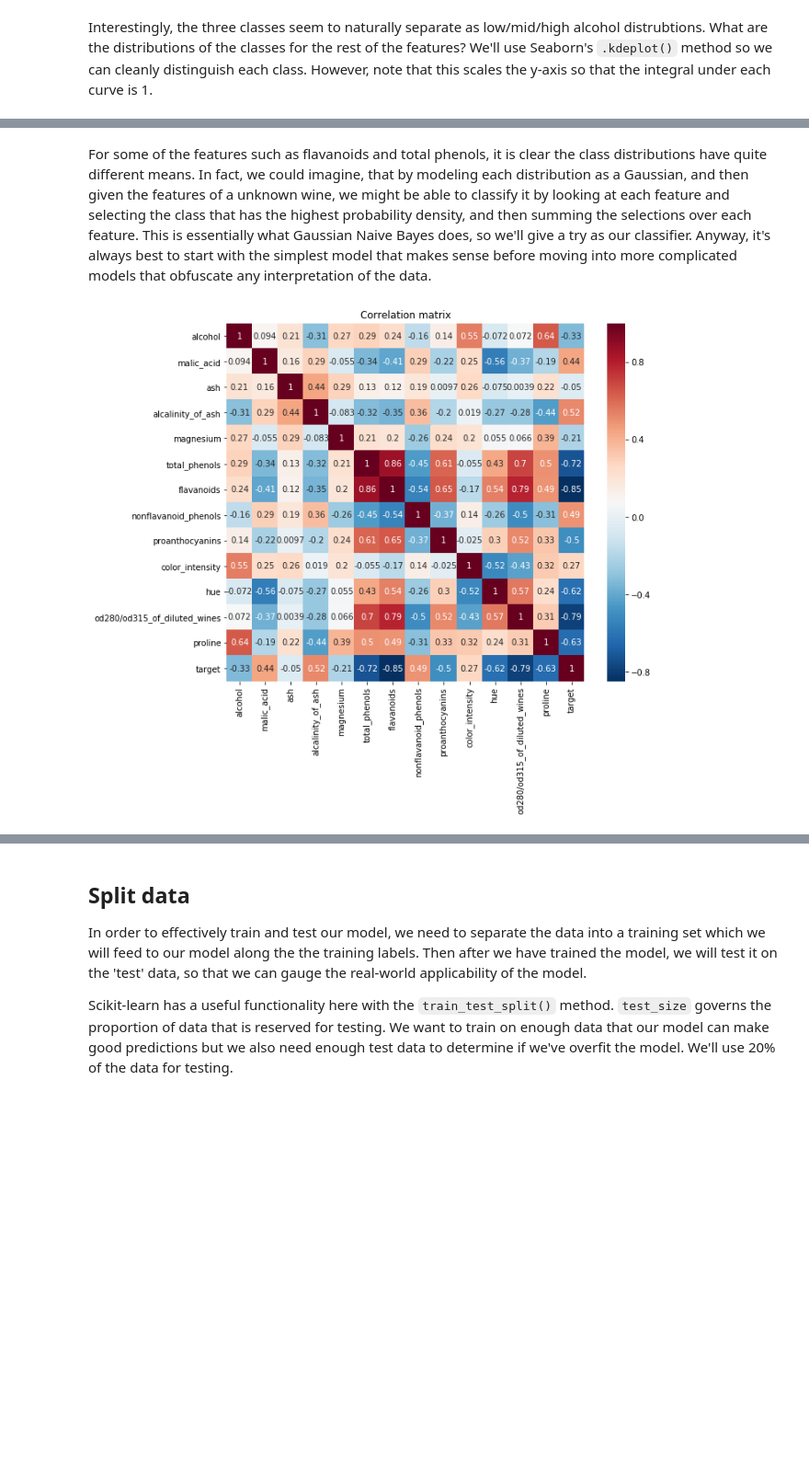
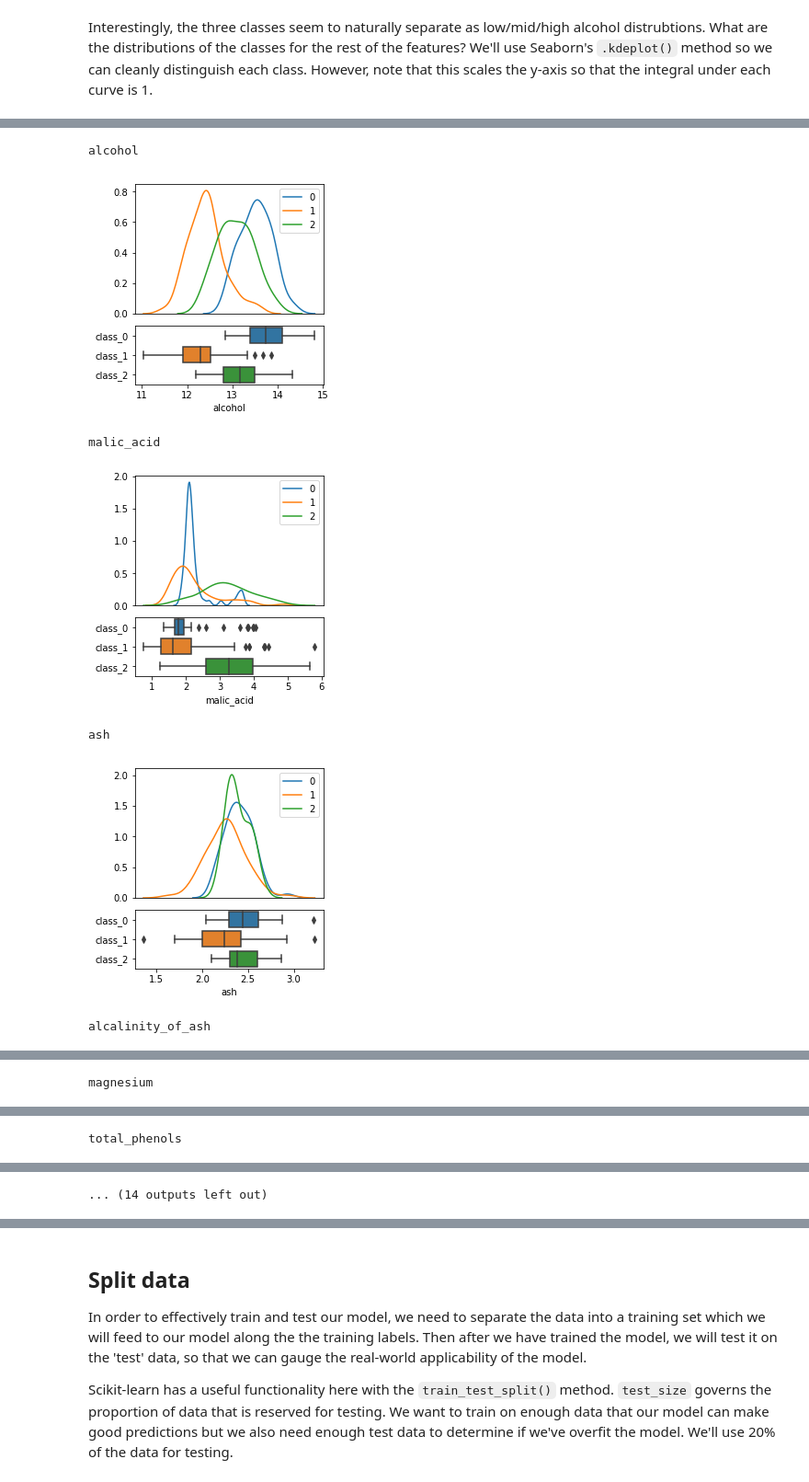
Before and after one commit to jbechtel/data_science_notebooks, a Jupyter notebook: WineDataset.ipynb, the cells around one changed output, grey strips where cells are left out. Shown: that part at 92% size. Saved outputs shown, nothing was run; the diff lists cells and outputs as text; code cells hidden in the pictures; blank space fills up the shorter version.

```diff
--- a/WineDataset.ipynb
+++ b/WineDataset.ipynb
@@ -163,7 +151,3 @@ plt.legend()
 # %% [markdown]
 Interestingly, the three classes seem to naturally separate as  low/mid/high alcohol distrubtions. What are the distributions of the classes for the rest of the features?
 We'll use Seaborn's `.kdeplot()` method so we can cleanly distinguish each class. However, note that this scales the y-axis so that the integral under each curve is 1.
-# %%
-for feature in raw_data['feature_names']:
-    facet = sns.FacetGrid(data=data,hue='class')
-    facet.map(sns.kdeplot,feature)
@@ -184,10 +154,24 @@ for feature in raw_data['feature_names']:
-# %% [markdown]
-For some of the features such as flavanoids and total phenols, it is clear the class distributions have quite different means. In fact, we could imagine, that by modeling each distribution as a Gaussian, and then given the features of a unknown wine, we might be able to classify it by looking at each feature and selecting the class that has the highest probability density, and then summing the selections over each feature. This is essentially what Gaussian Naive Bayes does, so we'll give a try as our classifier. Anyway, it's always best to start with the simplest model that makes sense before moving into more complicated models that obfuscate any interpretation of the data.
-# %%
-correlation_matrix = data.corr()
-plt.figure(figsize=(10,8))
-ax = sns.heatmap(correlation_matrix, vmax=1, square=True,annot=True,cmap='RdBu_r')
-plt.title('Correlation matrix')
-plt.show()
-# %% [output]
-[figure, removed]
+# %%
+import matplotlib.gridspec as gridspec
+for feature in raw_data['feature_names']:
+    print(feature)
+    #sns.boxplot(data=data,x=data.target,y=data[feature])
+    gs1 = gridspec.GridSpec(3,1)
+    ax1 = plt.subplot(gs1[:-1])
+    ax2 = plt.subplot(gs1[-1])
+    gs1.update(right=0.60)
+    sns.boxplot(x=feature,y='class',data=data,ax=ax2)
+    sns.kdeplot(data[feature][data.target==0],ax=ax1,label='0')
+    sns.kdeplot(data[feature][data.target==1],ax=ax1,label='1')
+    sns.kdeplot(data[feature][data.target==2],ax=ax1,label='2')
+    ax2.yaxis.label.set_visible(False)
+    ax1.xaxis.set_visible(False)
+    plt.show()
+# %% [output]
+alcohol
+[figure, added]
+malic_acid
+[figure, added]
+ash
+[figure, added]
+alcalinity_of_ash
@@ -193,0 +179 @@ plt.show()
+magnesium
@@ -193,0 +181 @@ plt.show()
+total_phenols
@@ -193,0 +183 @@ plt.show()
+... (14 outputs left out)
```
Also changed, not shown: parts of 32 cells of this notebook.
